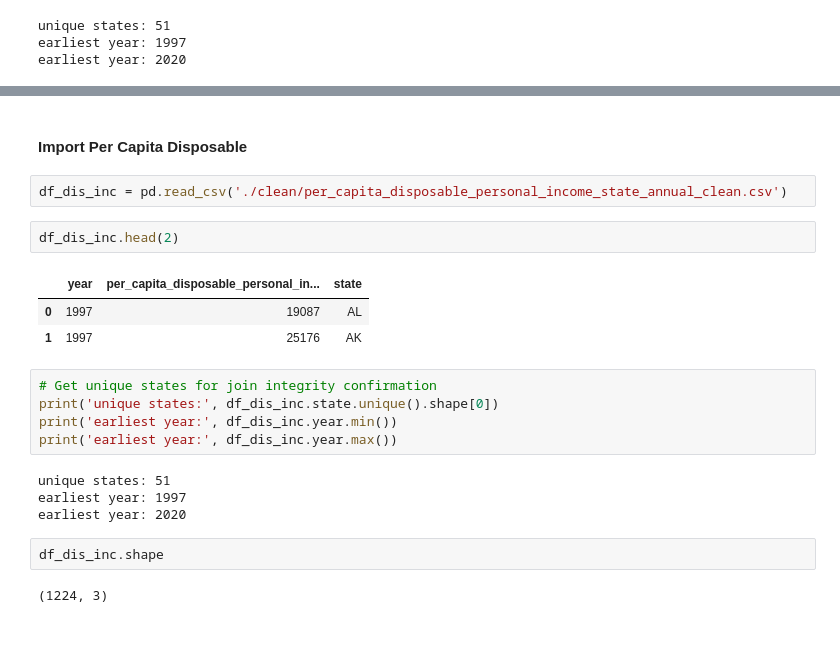
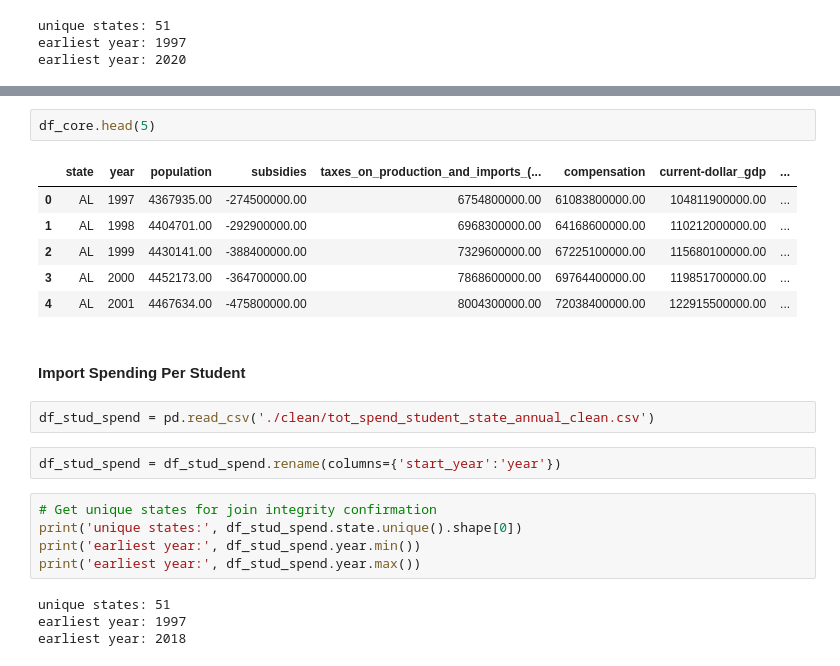
Before and after one commit to adfrisealach/320_final_project, a Jupyter notebook: Integration_workspace.ipynb, the cells around one changed output, grey strips where cells are left out. Cells and saved outputs as stored; diff of their text form; blank space fills up the shorter version.

```diff
--- a/Integration_workspace.ipynb
+++ b/Integration_workspace.ipynb
@@ -178,23 +193,24 @@ df_core.shape
+# %%
+df_core.head(5)
+# %% [output]
+|  | state | year | population | subsidies | taxes_on_production_and_imports_(... | compensation | current-dollar_gdp | ... |
+| 0 | AL | 1997 | 4367935.00 | -274500000.00 | 6754800000.00 | 61083800000.00 | 104811900000.00 | ... |
+| 1 | AL | 1998 | 4404701.00 | -292900000.00 | 6968300000.00 | 64168600000.00 | 110212000000.00 | ... |
+| 2 | AL | 1999 | 4430141.00 | -388400000.00 | 7329600000.00 | 67225100000.00 | 115680100000.00 | ... |
+| 3 | AL | 2000 | 4452173.00 | -364700000.00 | 7868600000.00 | 69764400000.00 | 119851700000.00 | ... |
+| 4 | AL | 2001 | 4467634.00 | -475800000.00 | 8004300000.00 | 72038400000.00 | 122915500000.00 | ... |
 # %% [markdown]
-#### Import Per Capita Disposable
+#### Import Spending Per Student
 # %%
-df_dis_inc = pd.read_csv('./clean/per_capita_disposable_personal_income_state_annual_clean.csv')
+df_stud_spend = pd.read_csv('./clean/tot_spend_student_state_annual_clean.csv')
-# %%
-df_dis_inc.head(2)
-# %% [output]
-|  | year | per_capita_disposable_personal_in... | state |
-| 0 | 1997 | 19087 | AL |
-| 1 | 1997 | 25176 | AK |
+# %%
+df_stud_spend = df_stud_spend.rename(columns={'start_year':'year'})
 # %%
 # Get unique states for join integrity confirmation
-print('unique states:', df_dis_inc.state.unique().shape[0])
-print('earliest year:', df_dis_inc.year.min())
-print('earliest year:', df_dis_inc.year.max())
+print('unique states:', df_stud_spend.state.unique().shape[0])
+print('earliest year:', df_stud_spend.year.min())
+print('earliest year:', df_stud_spend.year.max())
 # %% [output]
 unique states: 51
 earliest year: 1997
-earliest year: 2020
+earliest year: 2018
-# %%
-df_dis_inc.shape
-# %% [output]
-(1224, 3)
```
Also changed, not shown: parts of 29 cells of this notebook, 1 other file.
